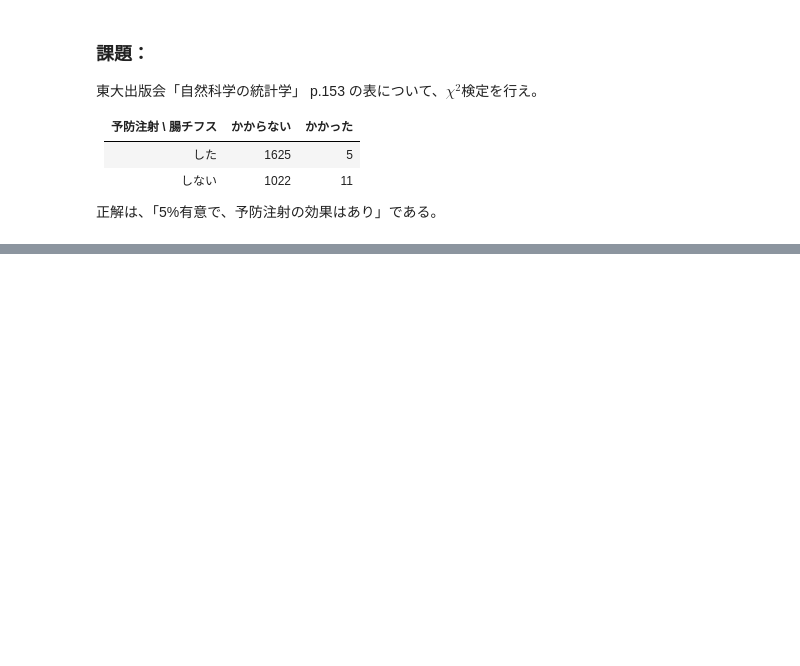
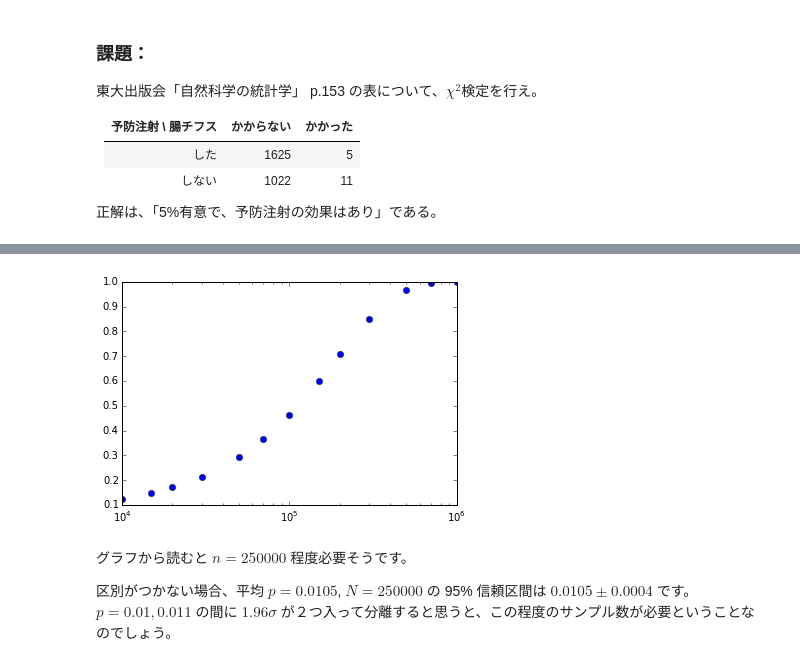
Before and after one commit to takashi-miyamoto-naviplus/spml4dm, a Jupyter notebook: 2/chi2.ipynb, the cells around one changed output, grey strips where cells are left out. Cells and saved outputs as stored; diff of their text form; code cells hidden in the pictures; blank space fills up the shorter version.

```diff
--- a/2/chi2.ipynb
+++ b/2/chi2.ipynb
@@ -286,0 +356,14 @@ $$(\alpha, \beta \text{で決まる定数}) \times \frac{p_1(1-p_1) + p_2(1-p_2)
+# %%
+from scipy.stats import norm
+def b(n):
+    z = 1.645 - (0.011 - 0.01) / (np.sqrt(0.011*(1-0.011)/n) + np.sqrt(0.01*(1-0.01)/n))
+    return norm.sf(z)
+ns = np.array([10000, 15000, 20000, 30000, 50000, 70000, 100000, 150000, 200000, 300000, 500000, 700000, 1000000])
+plt.plot(ns, np.vectorize(b)(ns), "o")
+plt.xscale('log')
+# %% [output]
+[figure, added]
+# %% [markdown]
+グラフから読むと $n=250000$ 程度必要そうです。
+
+区別がつかない場合、平均 $p=0.0105$, $N=250000$ の 95% 信頼区間は $0.0105 \pm 0.0004$ です。$p=0.01, 0.011$ の間に $1.96\sigma$ が２つ入って分離すると思うと、この程度のサンプル数が必要ということなのでしょう。
```
Also changed, not shown: parts of 19 cells of this notebook, 1 other file.
